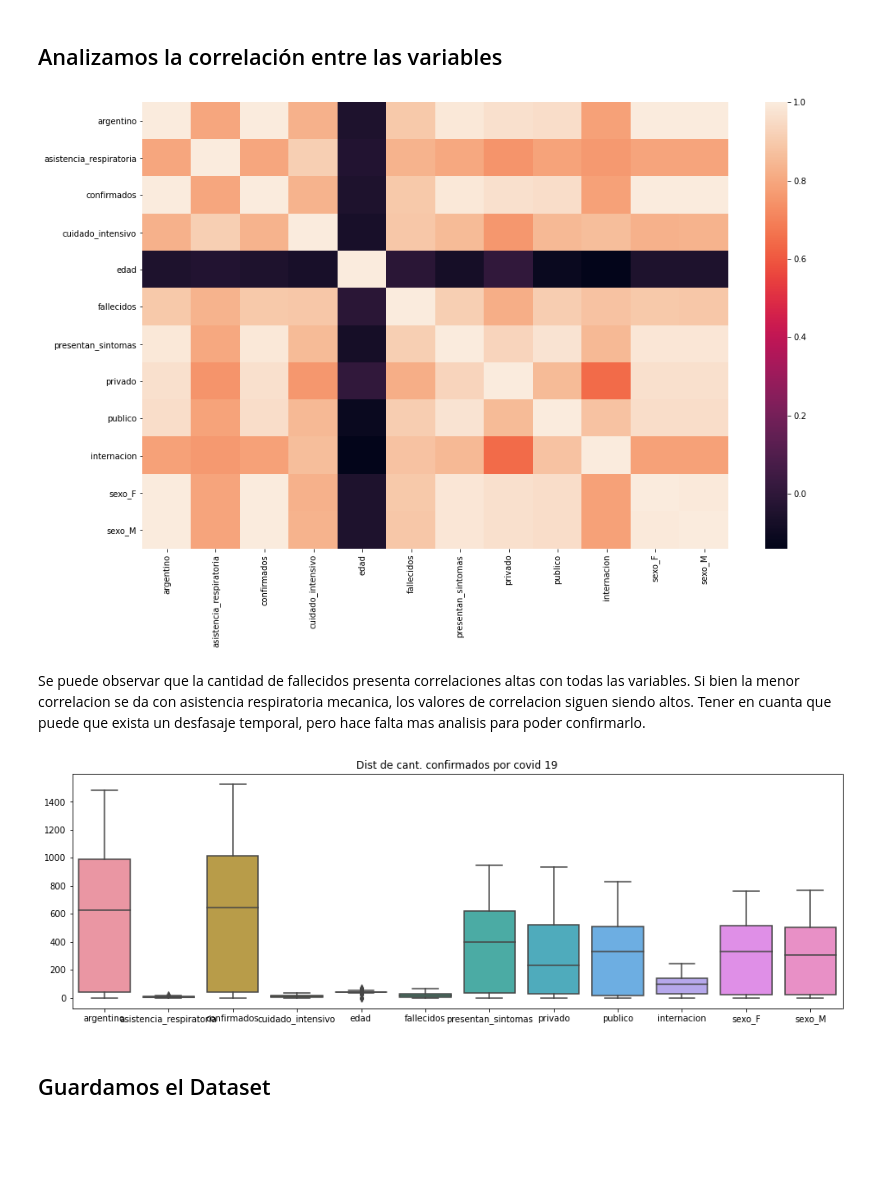
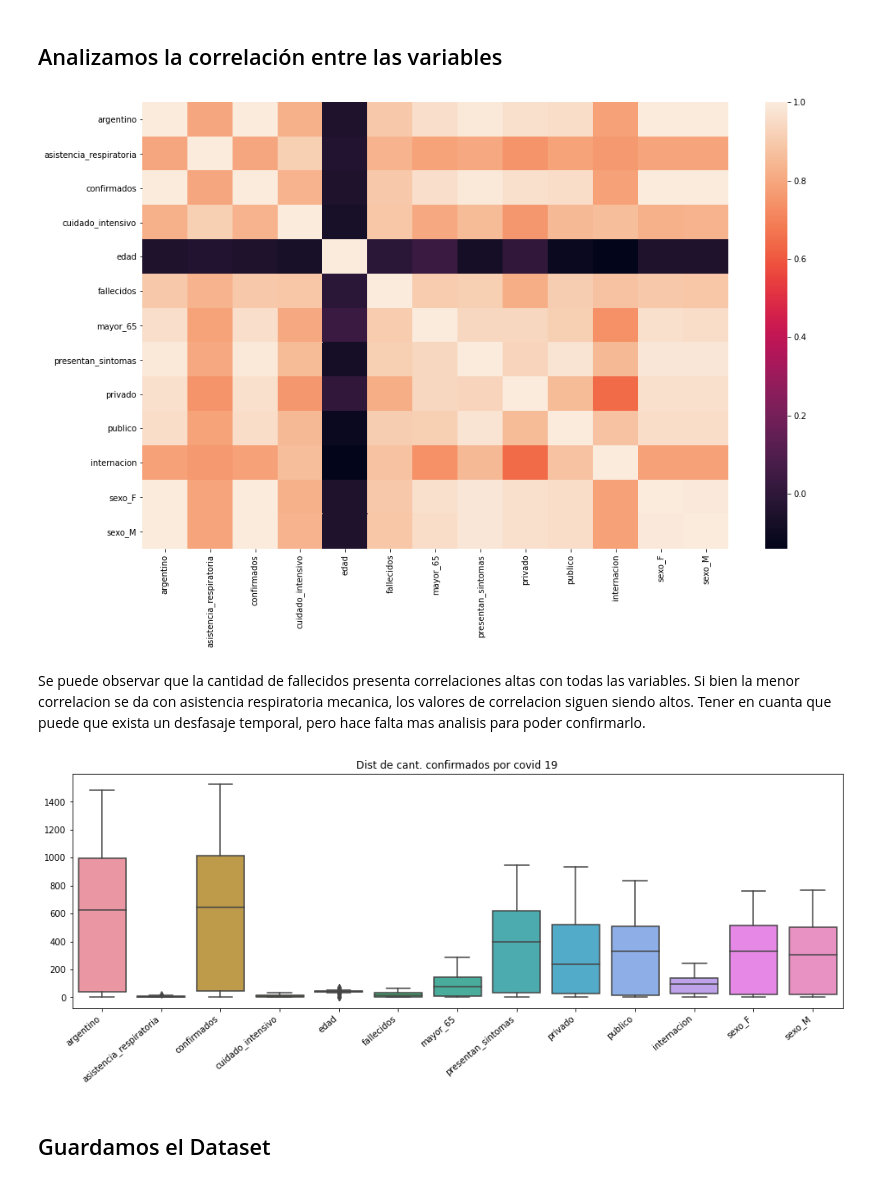
Before and after one commit to tomiambro/clusterai2020_grupo1, a Jupyter notebook: EDA_Proyecto_Final.ipynb, the cells around one changed output. Saved outputs shown, nothing was run; the diff lists cells and outputs as text; code cells hidden in the pictures; blank space fills up the shorter version.

Commit message:
se agrega columna de mayor 65 años

```diff
--- a/EDA_Proyecto_Final.ipynb
+++ b/EDA_Proyecto_Final.ipynb
@@ -206,0 +205,5 @@ df_confirmados.shape
+# %%
+mayor_65 = np.where(df_confirmados.edad >= 65, 1, 0)
+df_confirmados['mayor_65'] = mayor_65
+
+df_confirmados
@@ -207,7 +224,7 @@ df_confirmados.shape
 # %% [markdown]
 ### Analizamos casos confirmados acumulados diarios
 # %%
-pivot = pd.pivot_table(df_confirmados, values = ['confirmado','fallecido', 'asistencia_respiratoria_mecanica', 'requiere_internacion', 'presenta_sintomas', 'cuidado_intensivo','edad', 'publico', 'privado','sexo_F','sexo_M', 'argentino'], index = 'fecha_apertura', fill_value=0, aggfunc = np.sum)
+pivot = pd.pivot_table(df_confirmados, values = ['confirmado','fallecido', 'asistencia_respiratoria_mecanica', 'requiere_internacion', 'presenta_sintomas', 'cuidado_intensivo','edad', 'publico', 'privado','sexo_F','sexo_M', 'argentino','mayor_65'], index = 'fecha_apertura', fill_value=0, aggfunc = np.sum)
 pivot.edad = pivot.edad / pivot.confirmado
 pivot.tail()
 # %% [output]
@@ -255,17 +272,18 @@ plt.figure(figsize=(16,10))
 sns.heatmap(df_pivot.corr())
 plt.show()
 # %% [output]
-[figure, old version]
+[figure, new version]
 # %% [markdown]
 Se puede observar que la cantidad de fallecidos presenta correlaciones altas con todas las variables. Si bien la menor correlacion se da con asistencia respiratoria mecanica, los valores de correlacion siguen siendo altos.
 Tener en cuanta que puede que exista un desfasaje temporal, pero hace falta mas analisis para poder confirmarlo.
 # %%
 plt.figure(figsize=(16,5))
-sns.boxplot(data=df_pivot)
+plot=sns.boxplot(data=df_pivot)
+plot.set_xticklabels(plot.get_xticklabels(), rotation=40, ha="right")
 plt.title("Dist de cant. confirmados por covid 19")
 plt.show()
 # %% [output]
-[figure, old version]
+[figure, new version]
 # %% [markdown]
 ## Guardamos el Dataset
 # %%
```
Also changed, not shown: parts of 7 cells of this notebook.
